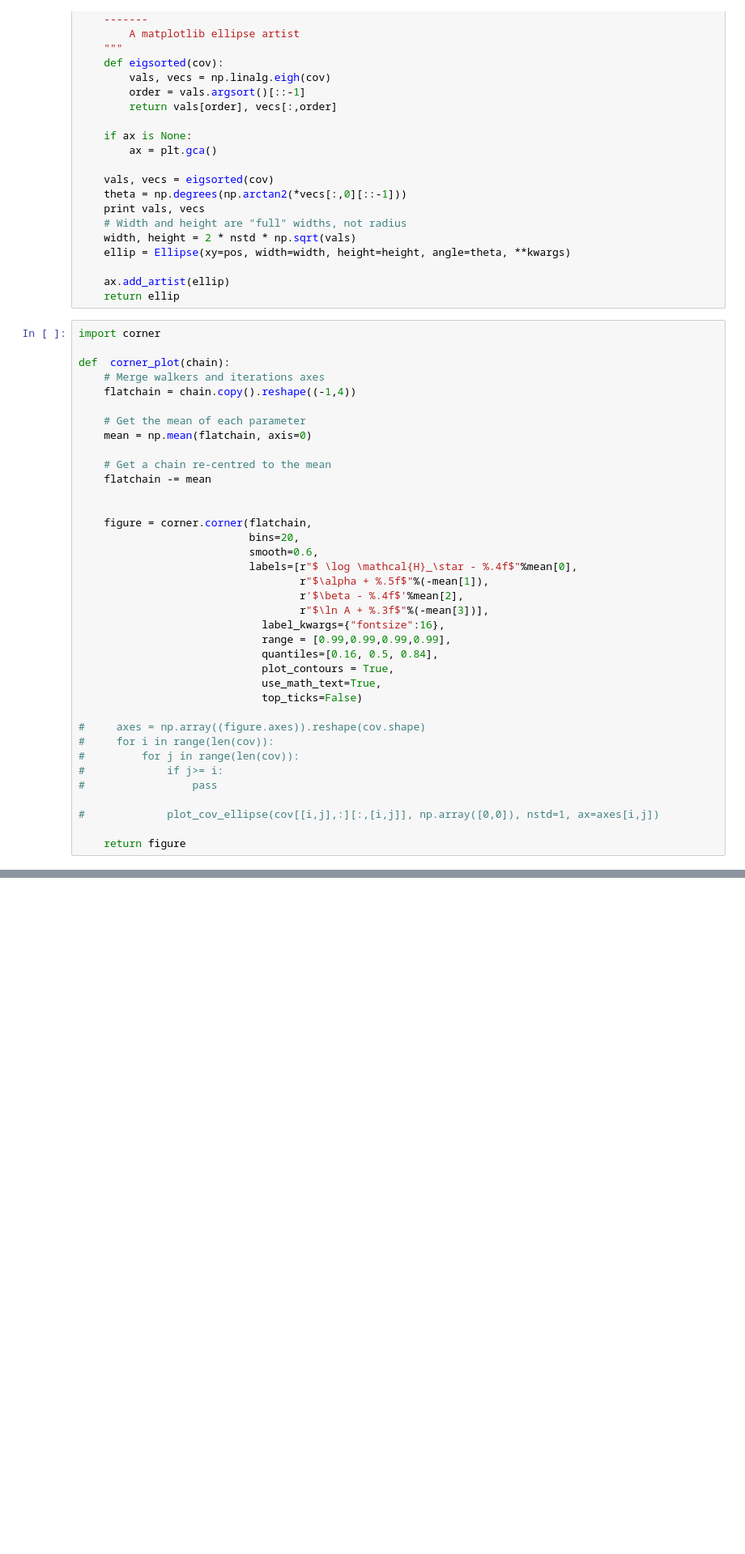
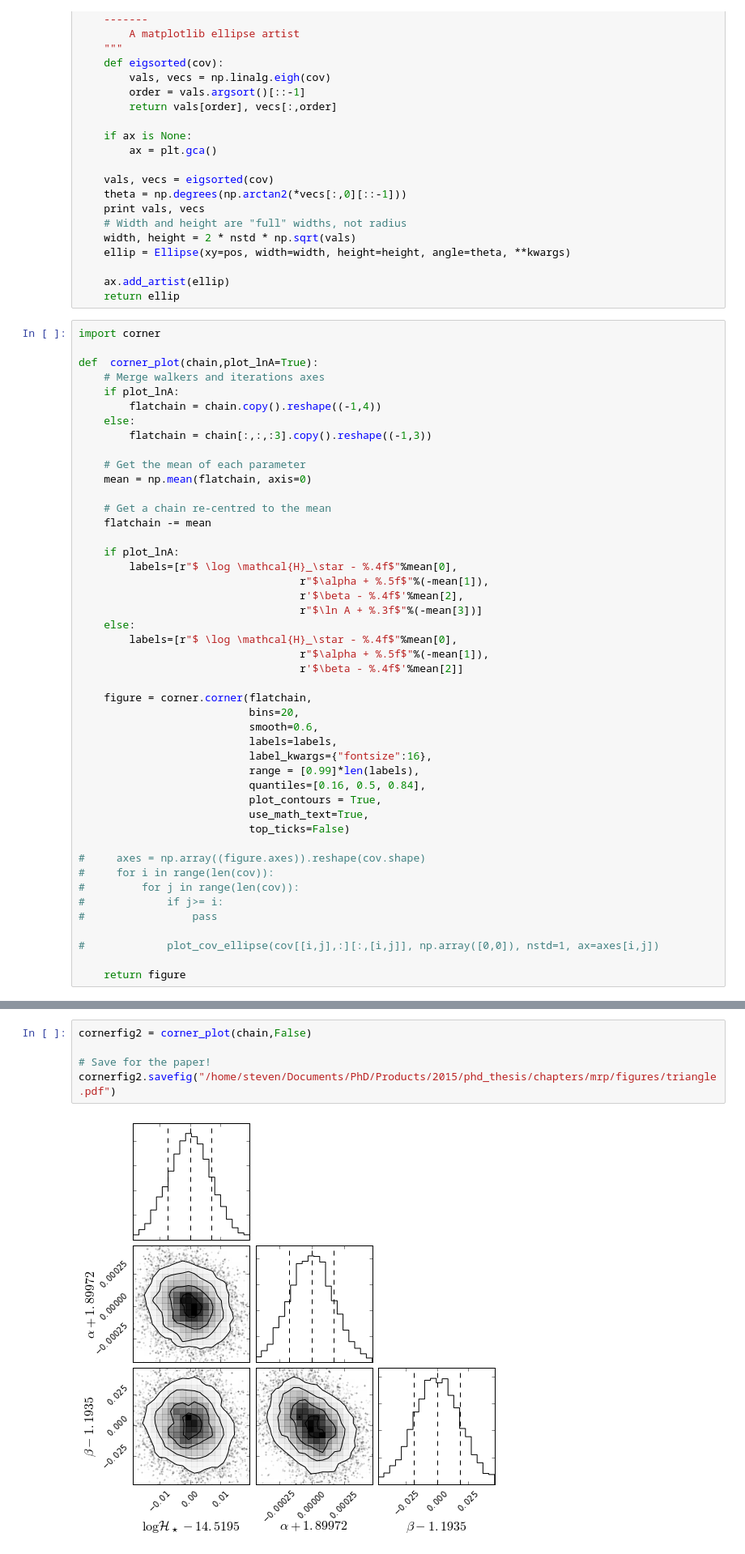
Before and after one commit to steven-murray/mrpy, a Jupyter notebook: docs/examples/fit_simulation_suite.ipynb, the cells around one changed output, grey strips where cells are left out. Shown at 81% size. Cells and saved outputs as stored; diff of their text form; blank space fills up the shorter version.

```diff
--- a/docs/examples/fit_simulation_suite.ipynb
+++ b/docs/examples/fit_simulation_suite.ipynb
@@ -252,9 +252,12 @@ def plot_cov_ellipse(cov, pos, nstd=2, ax=None, **kwargs):
 # %%
 import corner
 
-def  corner_plot(chain):
+def  corner_plot(chain,plot_lnA=True):
     # Merge walkers and iterations axes
-    flatchain = chain.copy().reshape((-1,4))
+    if plot_lnA:
+        flatchain = chain.copy().reshape((-1,4))
+    else:
+        flatchain = chain[:,:,:3].copy().reshape((-1,3))
 
     # Get the mean of each parameter
     mean = np.mean(flatchain, axis=0)
@@ -262,20 +265,26 @@ def  corner_plot(chain):
     # Get a chain re-centred to the mean
     flatchain -= mean
 
+    if plot_lnA:
+        labels=[r"$ \log \mathcal{H}_\star - %.4f$"%mean[0],
+                                   r"$\alpha + %.5f$"%(-mean[1]),
+                                   r'$\beta - %.4f$'%mean[2],
+                                   r"$\ln A + %.3f$"%(-mean[3])]
+    else:
+        labels=[r"$ \log \mathcal{H}_\star - %.4f$"%mean[0],
+                                   r"$\alpha + %.5f$"%(-mean[1]),
+                                   r'$\beta - %.4f$'%mean[2]]
 
     figure = corner.corner(flatchain,
                            bins=20,
                            smooth=0.6,
-                           labels=[r"$ \log \mathcal{H}_\star - %.4f$"%mean[0],
-                                   r"$\alpha + %.5f$"%(-mean[1]),
-                                   r'$\beta - %.4f$'%mean[2],
-                                   r"$\ln A + %.3f$"%(-mean[3])],
-                             label_kwargs={"fontsize":16},
-                             range = [0.99,0.99,0.99,0.99],
-                             quantiles=[0.16, 0.5, 0.84],
-                             plot_contours = True,
-                             use_math_text=True,
-                             top_ticks=False)
+                           labels=labels,
+                           label_kwargs={"fontsize":16},
+                           range = [0.99]*len(labels),
+                           quantiles=[0.16, 0.5, 0.84],
+                           plot_contours = True,
+                           use_math_text=True,
+                           top_ticks=False)
 
 #     axes = np.array((figure.axes)).reshape(cov.shape)
 #     for i in range(len(cov)):
@@ -293,6 +302,13 @@ cornerfig0 = corner_plot(chain)
 cornerfig0.savefig("../../../mrpArticle/figures/n2gc_triangle.pdf")
 # %% [output]
 [figure]
+# %%
+cornerfig2 = corner_plot(chain,False)
+
+# Save for the paper!
+cornerfig2.savefig("/home/steven/Documents/PhD/Products/2015/phd_thesis/chapters/mrp/figures/triangle.pdf")
+# %% [output]
+[figure, added]
 # %% [markdown]
 ### Residual Plot
 # %% [markdown]
```
Also changed, not shown: 5 other files.
